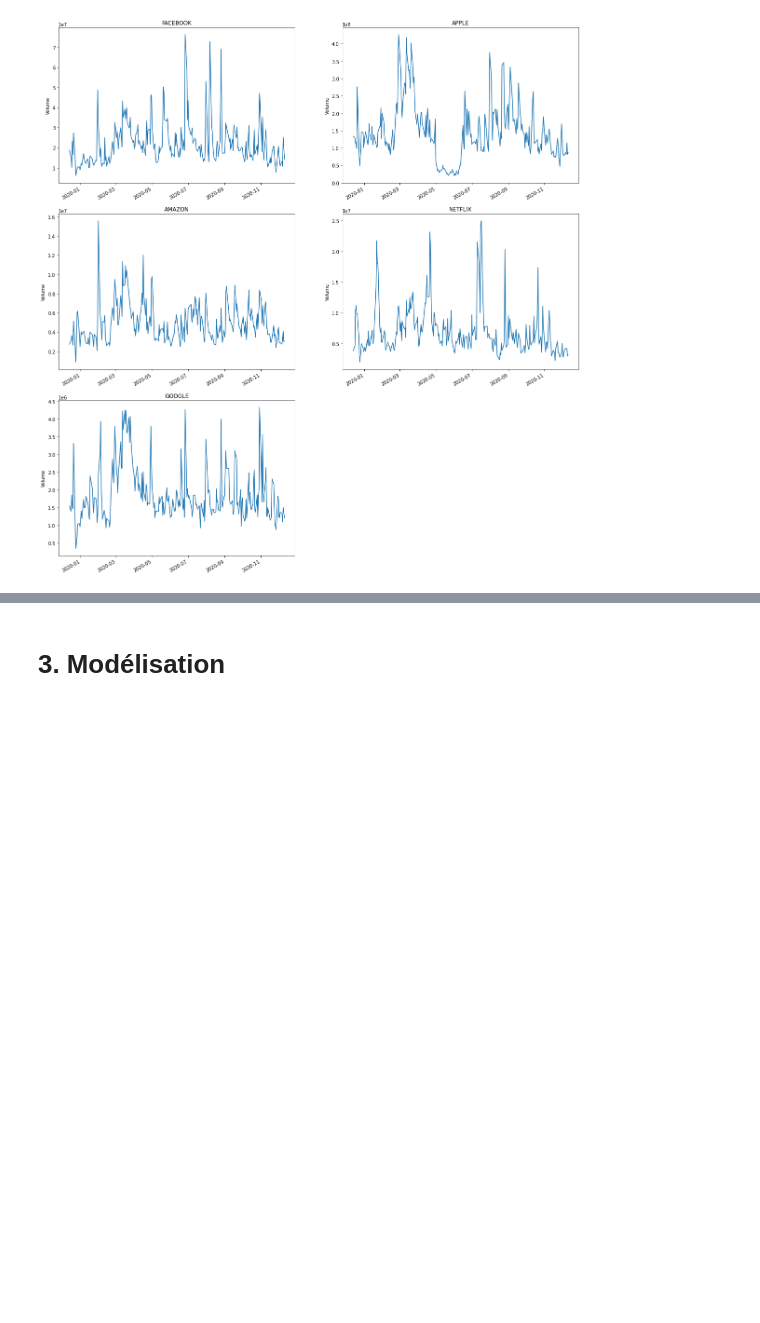
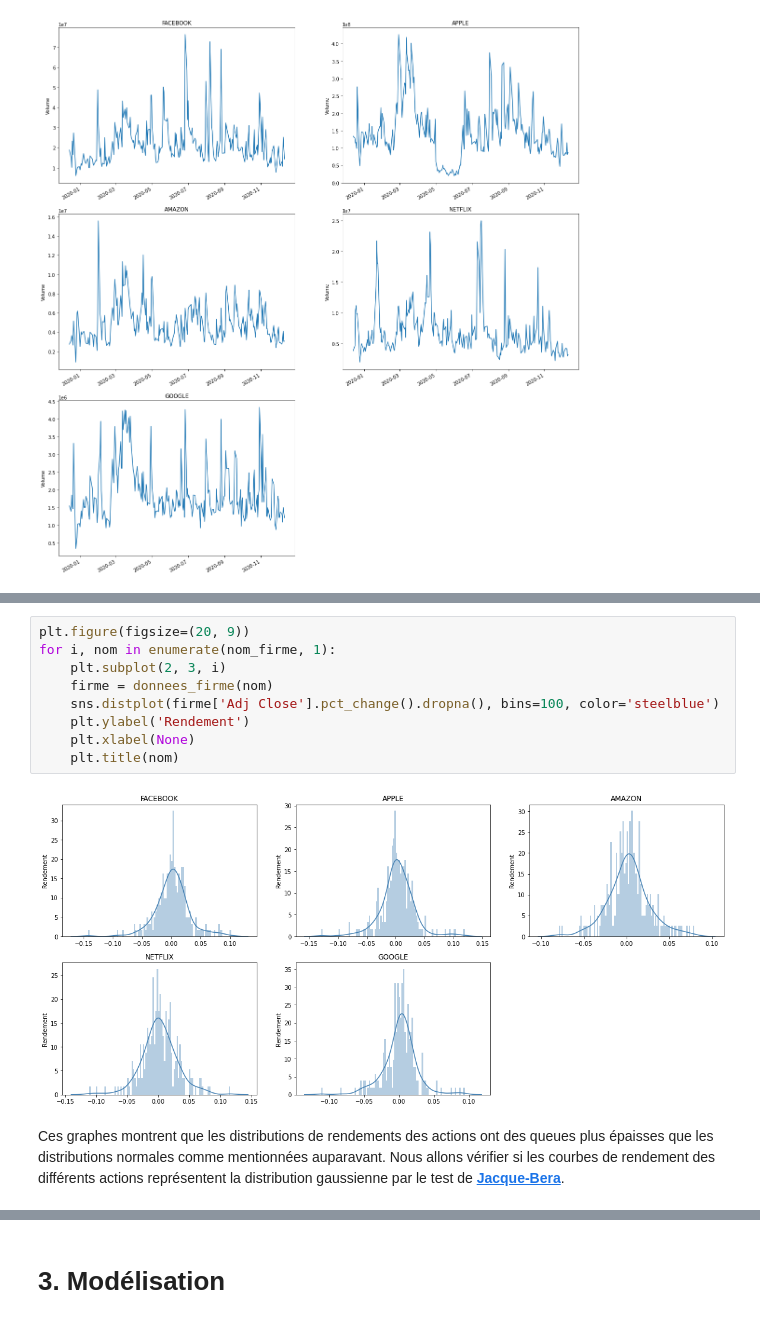
Before and after one commit to lasme-ephrem/pythonproject2a, a Jupyter notebook: notebook_projet_python_lasme_new.ipynb, the cells around one changed output, grey strips where cells are left out. Drawn from its saved outputs; the diff is of its cells as text; blank space fills up the shorter version.

```diff
--- a/notebook_projet_python_lasme_new.ipynb
+++ b/notebook_projet_python_lasme_new.ipynb
@@ -197,0 +294,13 @@ profil_temporel("Volume", 20, 15, 3, 2)
+# %%
+plt.figure(figsize=(20, 9))
+for i, nom in enumerate(nom_firme, 1):
+    plt.subplot(2, 3, i)
+    firme = donnees_firme(nom)
+    sns.distplot(firme['Adj Close'].pct_change().dropna(), bins=100, color='steelblue')
+    plt.ylabel('Rendement')
+    plt.xlabel(None)
+    plt.title(nom)
+# %% [output]
+[figure, added]
+# %% [markdown]
+Ces graphes montrent que les distributions de rendements des actions  ont des queues plus épaisses que les distributions normales comme mentionnées auparavant. Nous allons vérifier si les courbes de rendement des différents actions représentent la distribution gaussienne par le test de <a href = "https://fr.wikipedia.org/wiki/Test_de_Jarque-Bera"><b>Jacque-Bera</b></a>.
```
Also changed, not shown: parts of 61 cells of this notebook.
